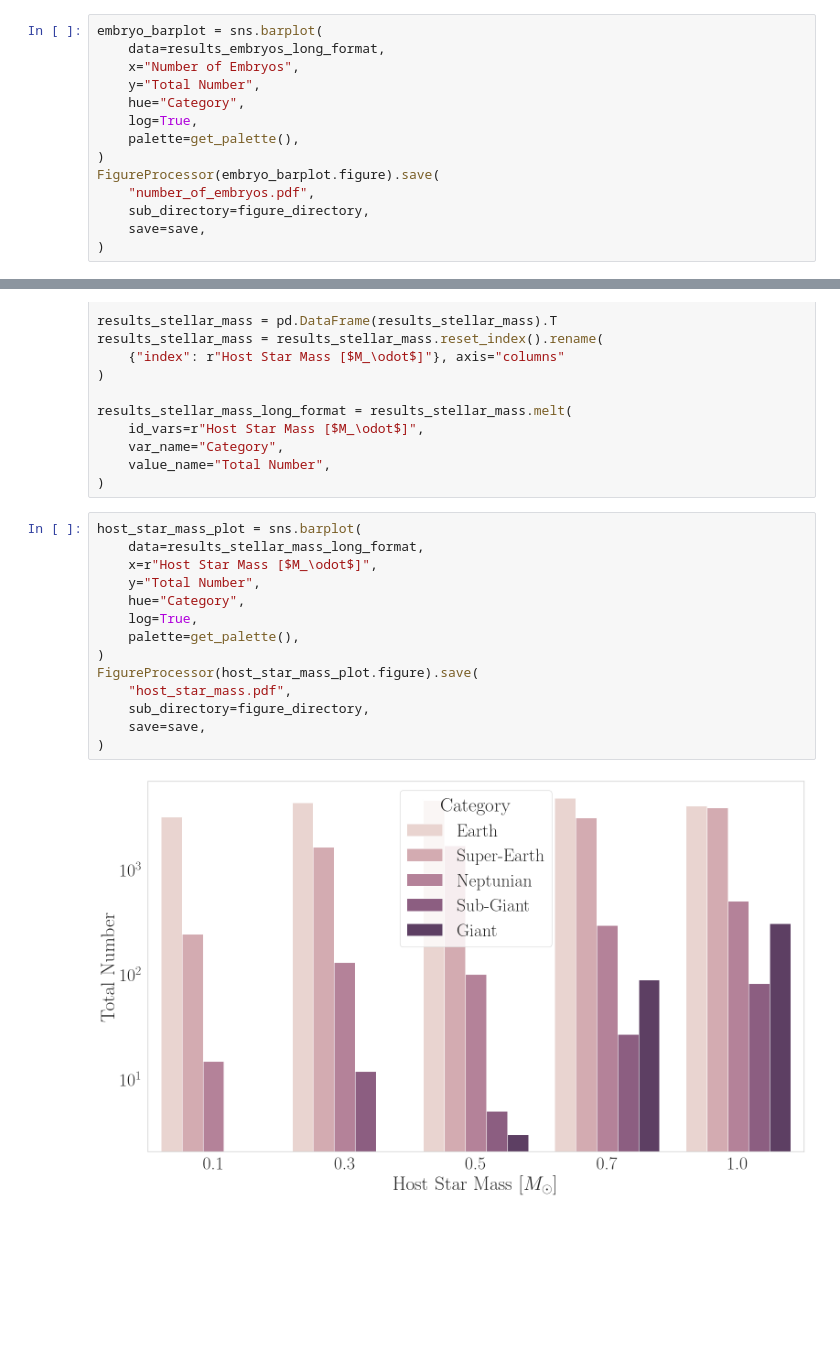
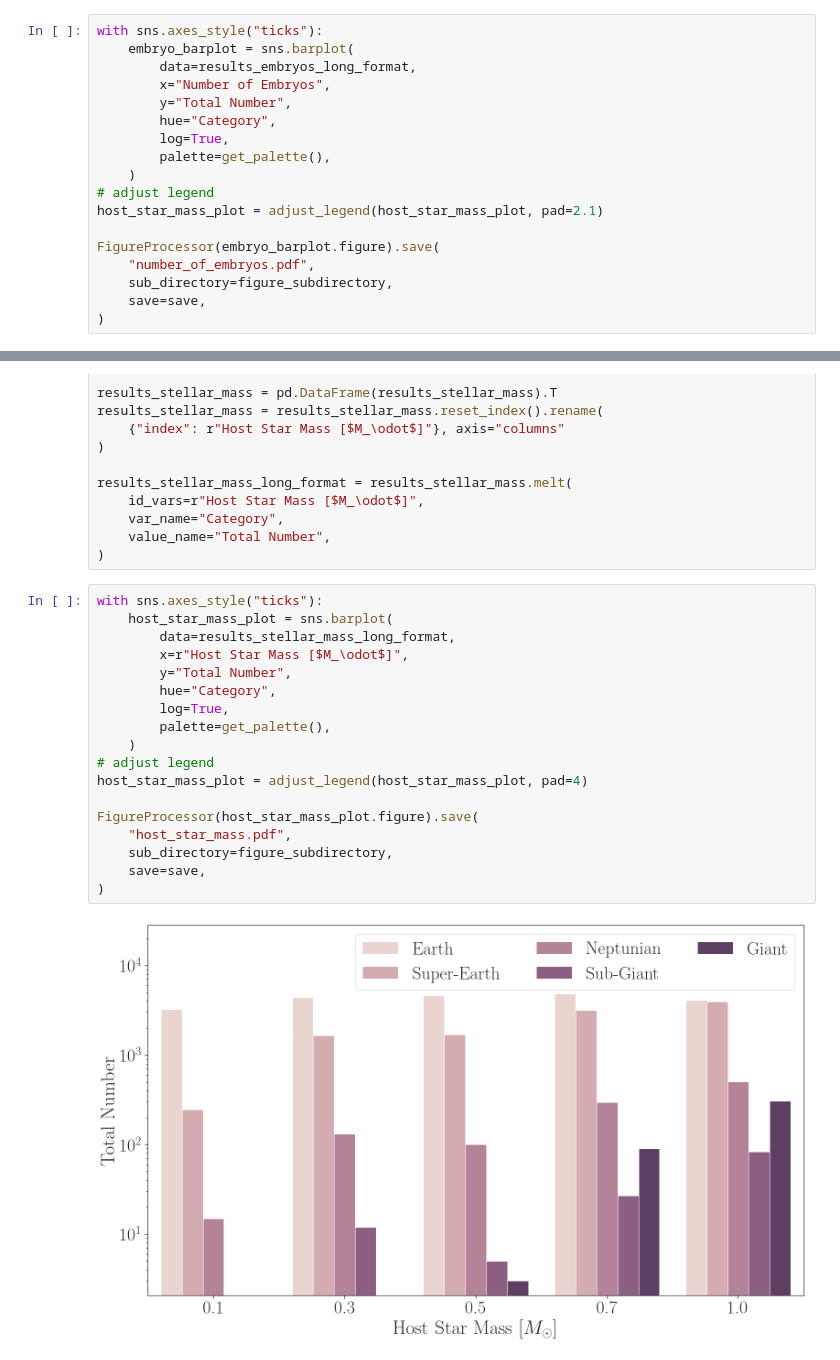
Before and after one commit to ChrisBoettner/skaro, a Jupyter notebook: notebooks/Original_NGPPS_sample.ipynb, the cells around one changed output, grey strips where cells are left out. Drawn from its saved outputs; the diff is of its cells as text; blank space fills up the shorter version.

```diff
--- a/notebooks/Original_NGPPS_sample.ipynb
+++ b/notebooks/Original_NGPPS_sample.ipynb
@@ -133,17 +137,21 @@ results_embryos_long_format = results_embryos.melt(
     value_name="Total Number",
 )
 # %%
-embryo_barplot = sns.barplot(
-    data=results_embryos_long_format,
-    x="Number of Embryos",
-    y="Total Number",
-    hue="Category",
-    log=True,
-    palette=get_palette(),
-)
+with sns.axes_style("ticks"):
+    embryo_barplot = sns.barplot(
+        data=results_embryos_long_format,
+        x="Number of Embryos",
+        y="Total Number",
+        hue="Category",
+        log=True,
+        palette=get_palette(),
+    )
+# adjust legend
+host_star_mass_plot = adjust_legend(host_star_mass_plot, pad=2.1)
+
 FigureProcessor(embryo_barplot.figure).save(
     "number_of_embryos.pdf",
-    sub_directory=figure_directory,
+    sub_directory=figure_subdirectory,
     save=save,
 )
 # %% [output]
@@ -175,18 +183,22 @@ results_stellar_mass_long_format = results_stellar_mass.melt(
     value_name="Total Number",
 )
 # %%
-host_star_mass_plot = sns.barplot(
-    data=results_stellar_mass_long_format,
-    x=r"Host Star Mass [$M_\odot$]",
-    y="Total Number",
-    hue="Category",
-    log=True,
-    palette=get_palette(),
-)
+with sns.axes_style("ticks"):
+    host_star_mass_plot = sns.barplot(
+        data=results_stellar_mass_long_format,
+        x=r"Host Star Mass [$M_\odot$]",
+        y="Total Number",
+        hue="Category",
+        log=True,
+        palette=get_palette(),
+    )
+# adjust legend
+host_star_mass_plot = adjust_legend(host_star_mass_plot, pad=4)
+
 FigureProcessor(host_star_mass_plot.figure).save(
     "host_star_mass.pdf",
-    sub_directory=figure_directory,
+    sub_directory=figure_subdirectory,
     save=save,
 )
 # %% [output]
-[figure, old version]
+[figure, new version]
```
Also changed, not shown: parts of 6 cells of this notebook, 21 other files.
